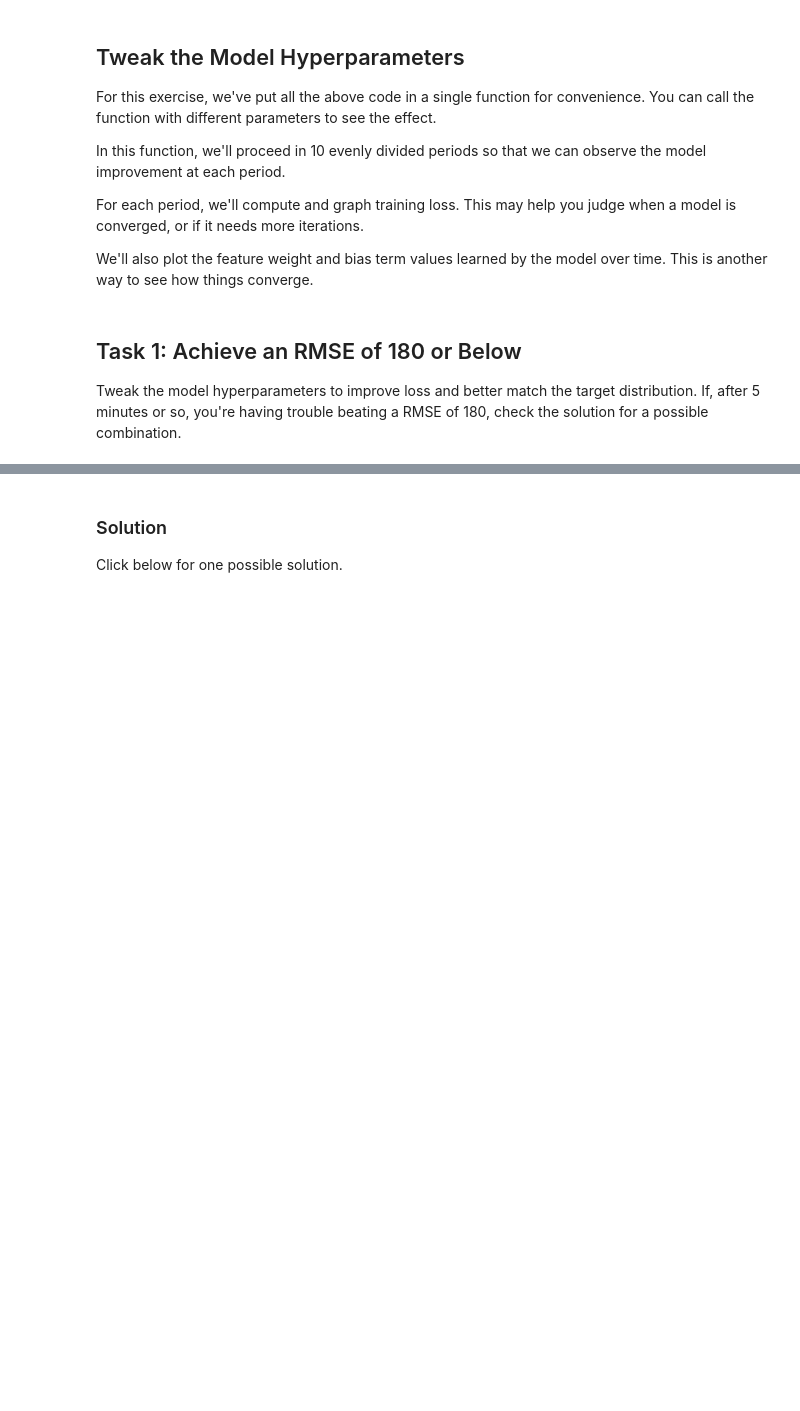
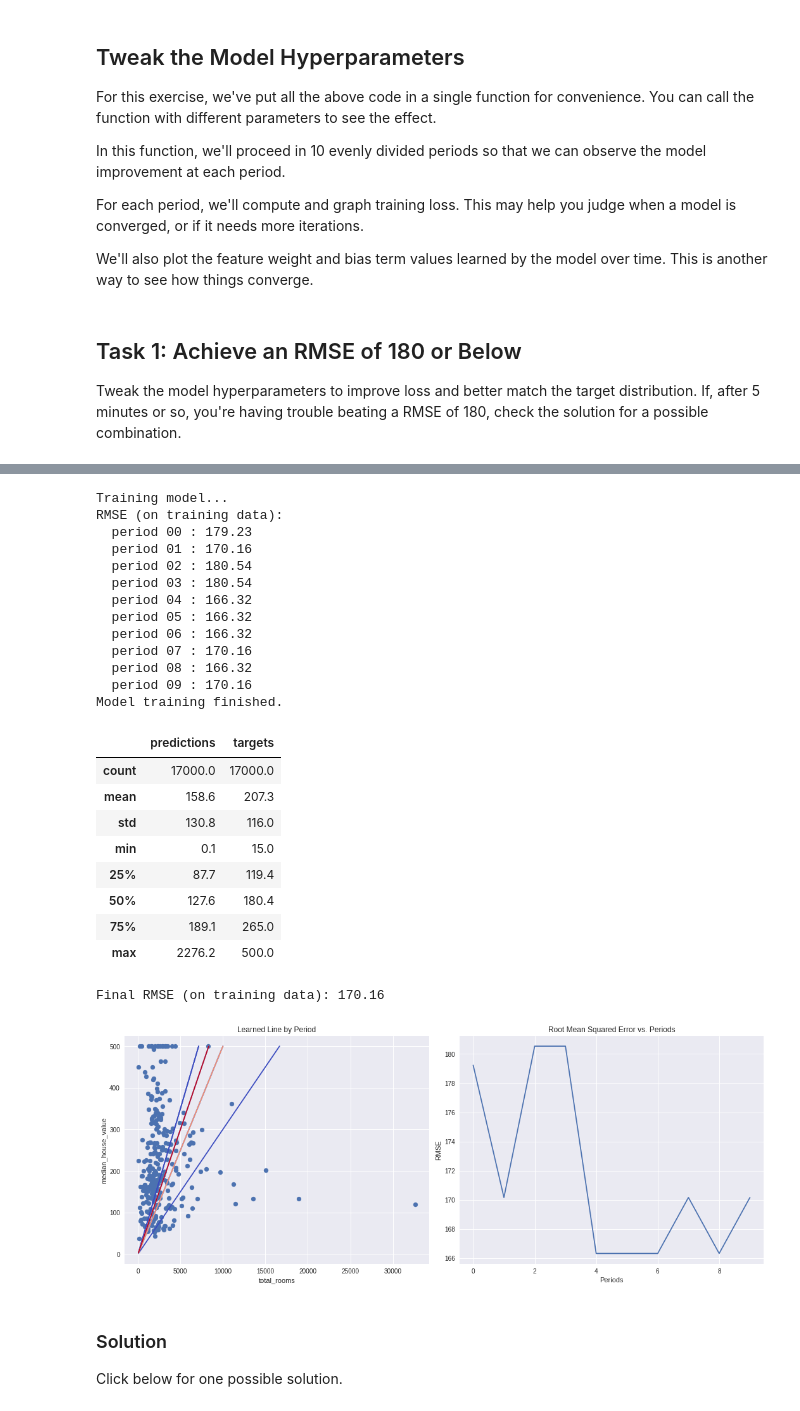
Before and after one commit to maxwellmckinnon/GoogleMLCrashCourse, a Jupyter notebook: first_steps_with_tensor_flow.ipynb, the cells around one changed output, grey strips where cells are left out. Saved outputs shown, nothing was run; the diff lists cells and outputs as text; code cells hidden in the pictures; blank space fills up the shorter version.

```diff
--- a/first_steps_with_tensor_flow.ipynb
+++ b/first_steps_with_tensor_flow.ipynb
@@ -381,3 +543,34 @@ train_model(
+# %%
+train_model(
+    learning_rate=0.001,
+    steps=60,
+    batch_size=30
+)
+# %% [output]
+Training model...
+RMSE (on training data):
+  period 00 : 179.23
+  period 01 : 170.16
+  period 02 : 180.54
+  period 03 : 180.54
+  period 04 : 166.32
+  period 05 : 166.32
+  period 06 : 166.32
+  period 07 : 170.16
+  period 08 : 166.32
+  period 09 : 170.16
+Model training finished.
+|  | predictions | targets |
+| count | 17000.0 | 17000.0 |
+| mean | 158.6 | 207.3 |
+| std | 130.8 | 116.0 |
+| min | 0.1 | 15.0 |
+| 25% | 87.7 | 119.4 |
+| 50% | 127.6 | 180.4 |
+| 75% | 189.1 | 265.0 |
+| max | 2276.2 | 500.0 |
+Final RMSE (on training data): 170.16
+[figure, added]
 # %% [markdown]
 ### Solution
 
```
Also changed, not shown: parts of 20 cells of this notebook.
